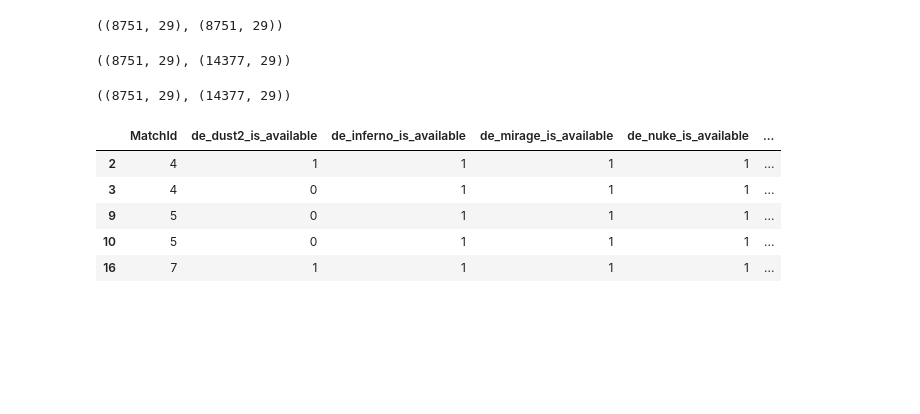
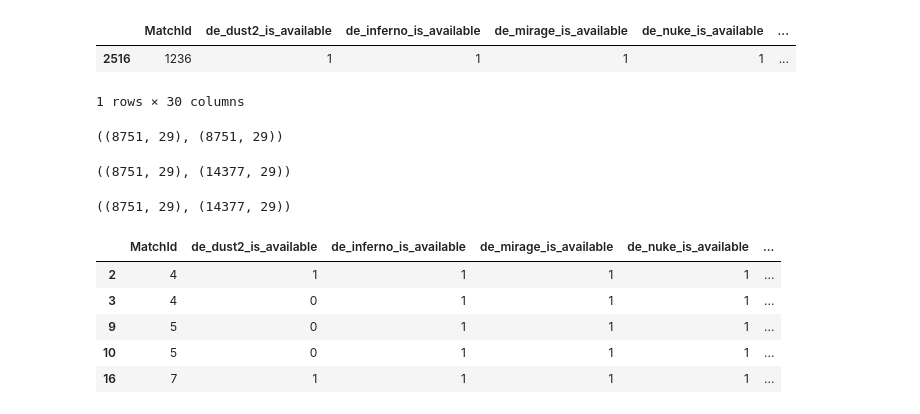
Before and after one commit to guidopetri/csgo-map-bandits, a Jupyter notebook: run-bandits.ipynb, the cells around one changed output. Saved outputs shown, nothing was run; the diff lists cells and outputs as text; code cells hidden in the pictures; blank space fills up the shorter version.

```diff
--- a/run-bandits.ipynb
+++ b/run-bandits.ipynb
@@ -9,3 +9,9 @@ only_basic_picks, _ = cef.create_basic_pick_veto_triples(data)
 only_proportion_picks, _ = cef.create_basic_pick_veto_triples(data, pick_reward_function=cef.get_proportion_rewards)
 basic_picks, basic_vetos = cef.create_basic_pick_veto_triples(data)
 proportion_picks, proportion_vetos = cef.create_basic_pick_veto_triples(data, pick_reward_function=cef.get_proportion_rewards)
+# %%
+basic_vetos[basic_vetos.isna().any(axis=1)]
+# %% [output]
+|  | MatchId | de_dust2_is_available | de_inferno_is_available | de_mirage_is_available | de_nuke_is_available | ... |
+| 2516 | 1236 | 1 | 1 | 1 | 1 | ... |
+1 rows × 30 columns
```
Also changed, not shown: parts of 8 cells of this notebook, 1 other file.
